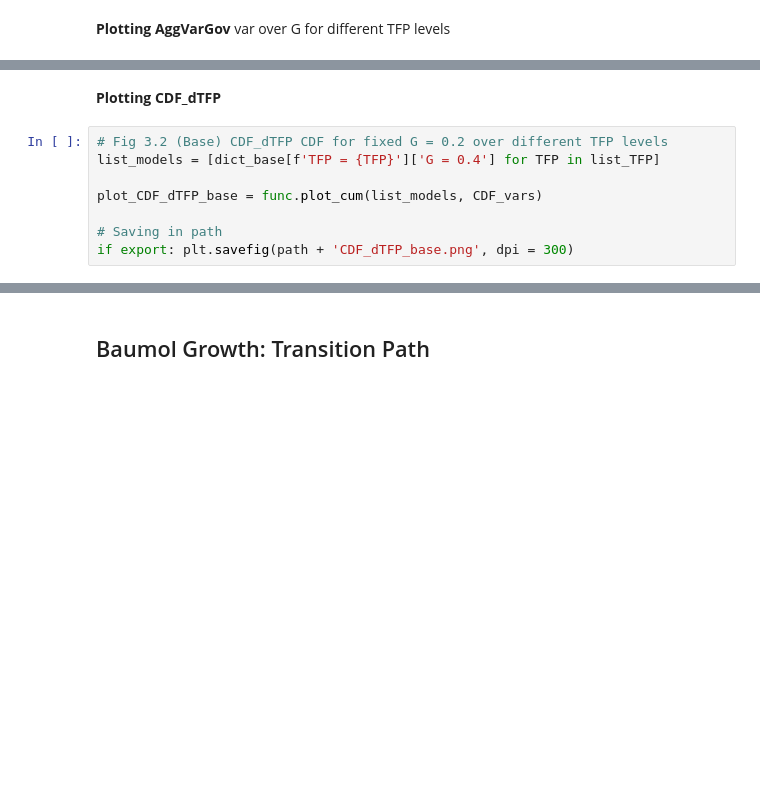
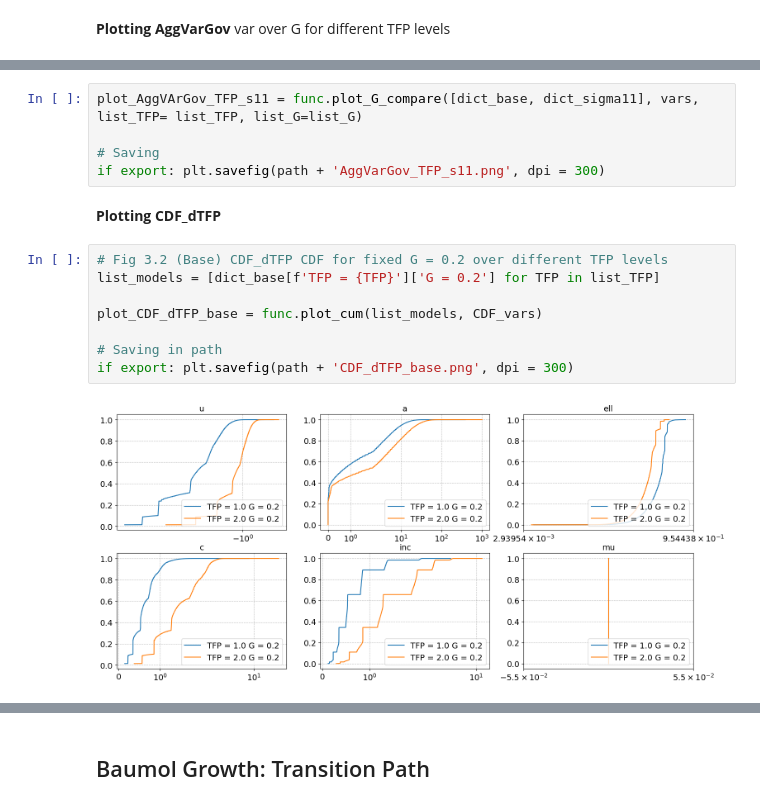
Before and after one commit to krellemand/Baumol_2707, a Jupyter notebook: working2507.ipynb, the cells around one changed output, grey strips where cells are left out. Cells and saved outputs as stored; diff of their text form; blank space fills up the shorter version.

```diff
--- a/working2507.ipynb
+++ b/working2507.ipynb
@@ -281,13 +184,20 @@ if export: plt.savefig(path + 'AggVarGov_TFP_s11.png', dpi = 300)
+# %%
+plot_AggVArGov_TFP_s11 = func.plot_G_compare([dict_base, dict_sigma11], vars, list_TFP= list_TFP, list_G=list_G)
+
+# Saving
+if export: plt.savefig(path + 'AggVarGov_TFP_s11.png', dpi = 300)
 # %% [markdown]
 **Plotting CDF_dTFP**
 # %%
 # Fig 3.2 (Base) CDF_dTFP CDF for fixed G = 0.2 over different TFP levels
-list_models = [dict_base[f'TFP = {TFP}']['G = 0.4'] for TFP in list_TFP]
+list_models = [dict_base[f'TFP = {TFP}']['G = 0.2'] for TFP in list_TFP]
 
 plot_CDF_dTFP_base = func.plot_cum(list_models, CDF_vars)
 
 # Saving in path
 if export: plt.savefig(path + 'CDF_dTFP_base.png', dpi = 300)
+# %% [output]
+[figure, added]
 # %%
 list_models = [dict_sigma11[f'TFP = {TFP}'][f'G = 0.2'] for TFP in list_TFP]
 
```
Also changed, not shown: parts of 28 cells of this notebook.
